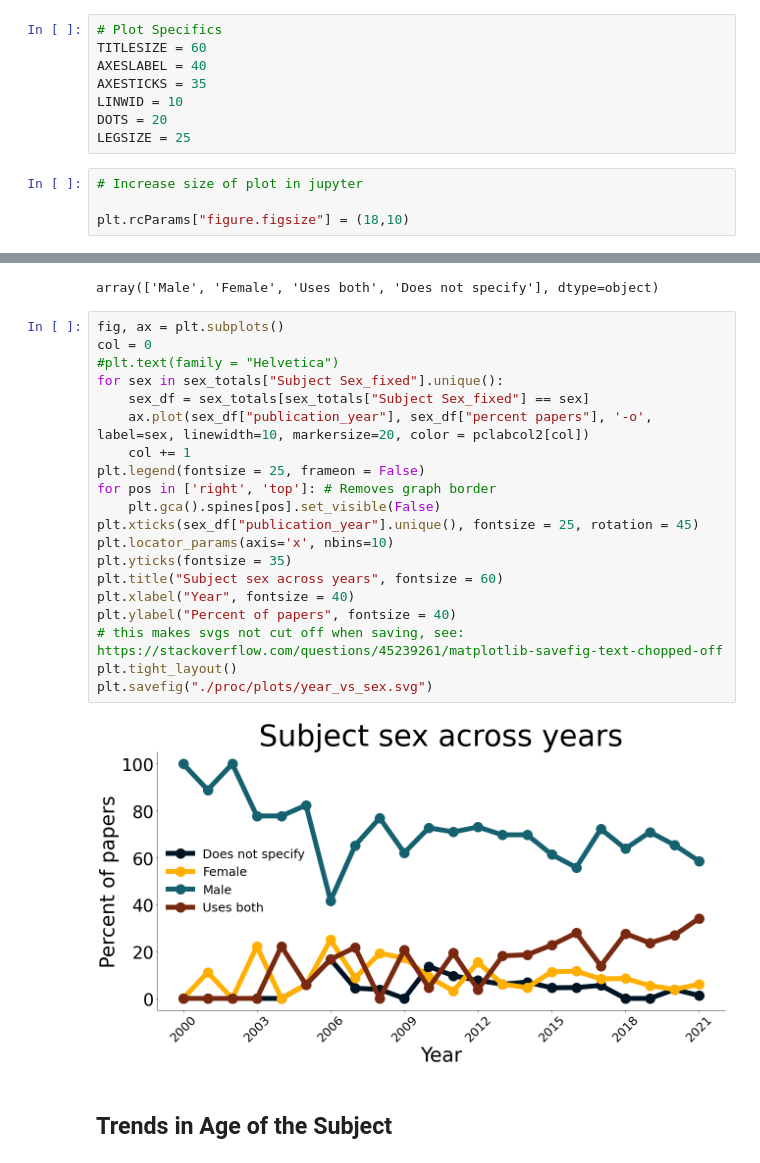
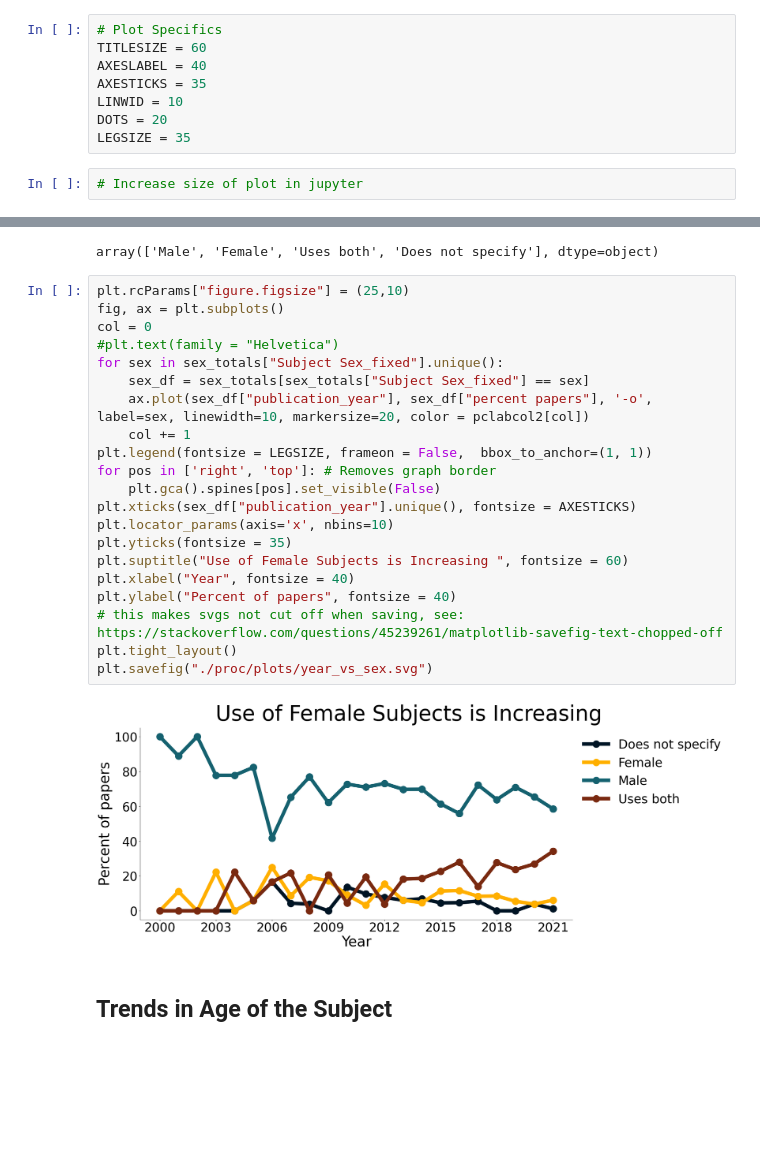
Before and after one commit to padillacoreanolab/literature_review_processing, a Jupyter notebook: results/2022_09_09_literature_review_processing/literature_review_survey_processing_meghan.ipynb, the cells around one changed output, grey strips where cells are left out. Saved outputs shown, nothing was run; the diff lists cells and outputs as text; blank space fills up the shorter version.

```diff
--- a/results/2022_09_09_literature_review_processing/literature_review_survey_processing_meghan.ipynb
+++ b/results/2022_09_09_literature_review_processing/literature_review_survey_processing_meghan.ipynb
@@ -35,11 +35,9 @@ AXESLABEL = 40
 AXESTICKS = 35
 LINWID = 10
 DOTS = 20
-LEGSIZE = 25
+LEGSIZE = 35
 # %%
 # Increase size of plot in jupyter
-
-plt.rcParams["figure.figsize"] = (18,10)
 # %%
 survey_df = pd.read_csv("Copy of Literature Review (Responses) - Copy of Form Responses 1.csv", keep_default_na=False)
 #fill in an NaNs with actual data so this keep default nonsense isnt needed
@@ -223,27 +231,28 @@ sex_year_count["Subject Sex_fixed"].unique()
 # %% [output]
 array(['Male', 'Female', 'Uses both', 'Does not specify'], dtype=object)
 # %%
+plt.rcParams["figure.figsize"] = (25,10)
 fig, ax = plt.subplots()
 col = 0
 #plt.text(family = "Helvetica")
 for sex in sex_totals["Subject Sex_fixed"].unique():
     sex_df = sex_totals[sex_totals["Subject Sex_fixed"] == sex]
     ax.plot(sex_df["publication_year"], sex_df["percent papers"], '-o', label=sex, linewidth=10, markersize=20, color = pclabcol2[col])
     col += 1
-plt.legend(fontsize = 25, frameon = False)
+plt.legend(fontsize = LEGSIZE, frameon = False,  bbox_to_anchor=(1, 1))
 for pos in ['right', 'top']: # Removes graph border
     plt.gca().spines[pos].set_visible(False)
-plt.xticks(sex_df["publication_year"].unique(), fontsize = 25, rotation = 45)
+plt.xticks(sex_df["publication_year"].unique(), fontsize = AXESTICKS)
 plt.locator_params(axis='x', nbins=10)
 plt.yticks(fontsize = 35)
-plt.title("Subject sex across years", fontsize = 60)
+plt.suptitle("Use of Female Subjects is Increasing ", fontsize = 60)
 plt.xlabel("Year", fontsize = 40)
 plt.ylabel("Percent of papers", fontsize = 40)
 # this makes svgs not cut off when saving, see: https://stackoverflow.com/questions/45239261/matplotlib-savefig-text-chopped-off
 plt.tight_layout()
 plt.savefig("./proc/plots/year_vs_sex.svg")
 # %% [output]
-[figure, old version]
+[figure, new version]
 # %% [markdown]
 ## Trends in Age of the Subject
 # %%
```
Also changed, not shown: parts of 16 cells of this notebook.
